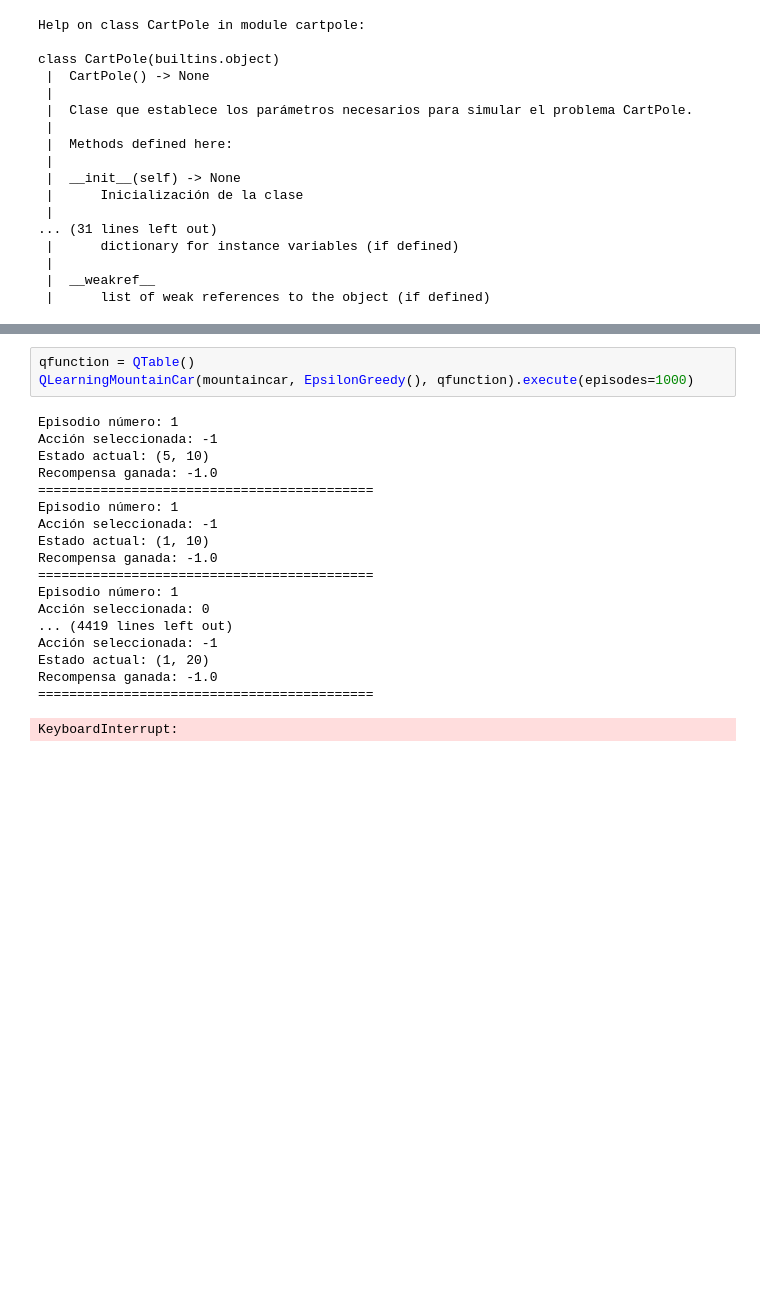
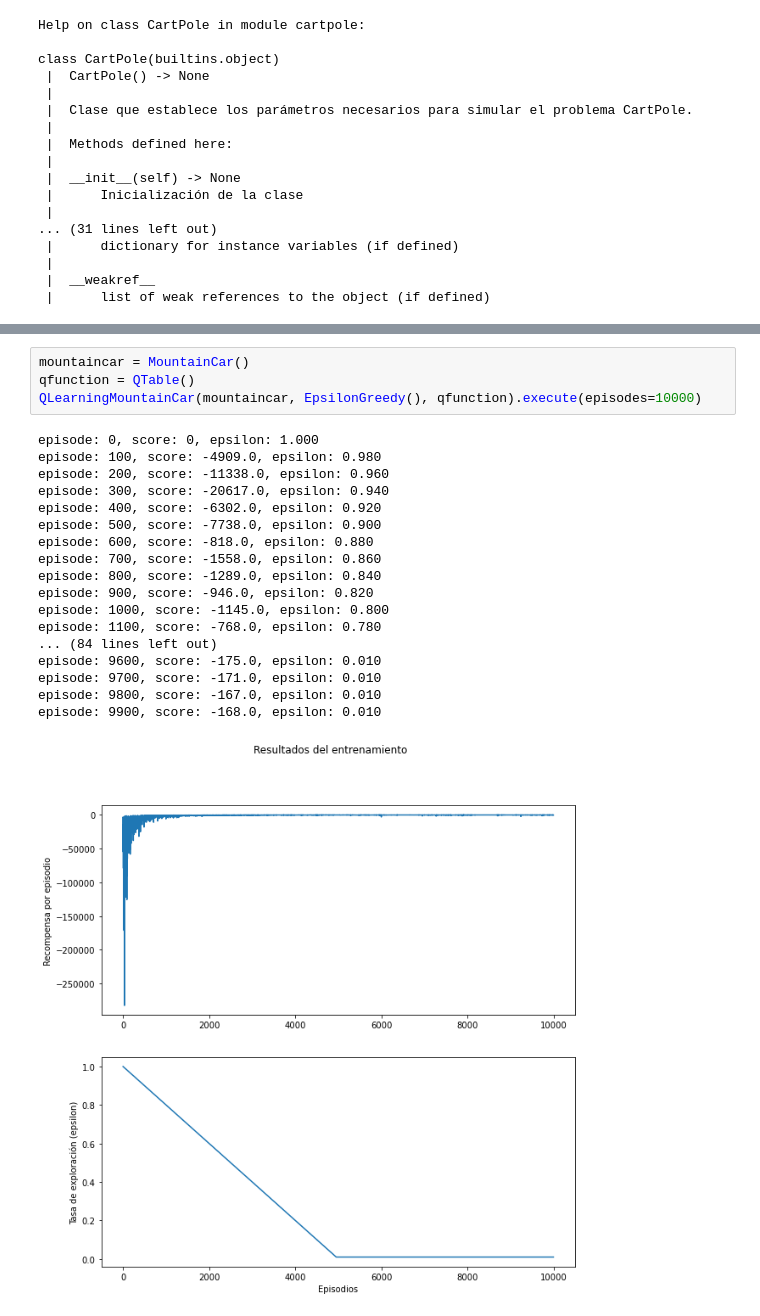
Before and after one commit to kennyfh/SVRAI, a Jupyter notebook: Ejercicios.ipynb, the cells around one changed output, grey strips where cells are left out. Drawn from its saved outputs; the diff is of its cells as text; blank space fills up the shorter version.

```diff
--- a/Ejercicios.ipynb
+++ b/Ejercicios.ipynb
@@ -797,22 +845,23 @@ mountaincar = MountainCar()
 # %%
+mountaincar = MountainCar()
 qfunction = QTable()
-QLearningMountainCar(mountaincar, EpsilonGreedy(), qfunction).execute(episodes=1000)
+QLearningMountainCar(mountaincar, EpsilonGreedy(), qfunction).execute(episodes=10000)
 # %% [output]
-Episodio número: 1
-Acción seleccionada: -1
-Estado actual: (5, 10)
-Recompensa ganada: -1.0
-===========================================
-Episodio número: 1
-Acción seleccionada: -1
-Estado actual: (1, 10)
-Recompensa ganada: -1.0
-===========================================
-Episodio número: 1
-Acción seleccionada: 0
-... (4419 lines left out)
-Acción seleccionada: -1
-Estado actual: (1, 20)
-Recompensa ganada: -1.0
-===========================================
+episode: 0, score: 0, epsilon: 1.000
+episode: 100, score: -4909.0, epsilon: 0.980
+episode: 200, score: -11338.0, epsilon: 0.960
+episode: 300, score: -20617.0, epsilon: 0.940
+episode: 400, score: -6302.0, epsilon: 0.920
+episode: 500, score: -7738.0, epsilon: 0.900
+episode: 600, score: -818.0, epsilon: 0.880
+episode: 700, score: -1558.0, epsilon: 0.860
+episode: 800, score: -1289.0, epsilon: 0.840
+episode: 900, score: -946.0, epsilon: 0.820
+episode: 1000, score: -1145.0, epsilon: 0.800
+episode: 1100, score: -768.0, epsilon: 0.780
+... (84 lines left out)
+episode: 9600, score: -175.0, epsilon: 0.010
+episode: 9700, score: -171.0, epsilon: 0.010
+episode: 9800, score: -167.0, epsilon: 0.010
+episode: 9900, score: -168.0, epsilon: 0.010
-KeyboardInterrupt:
+[figure, added]
```
Also changed, not shown: parts of 34 cells of this notebook, 6 other files.
